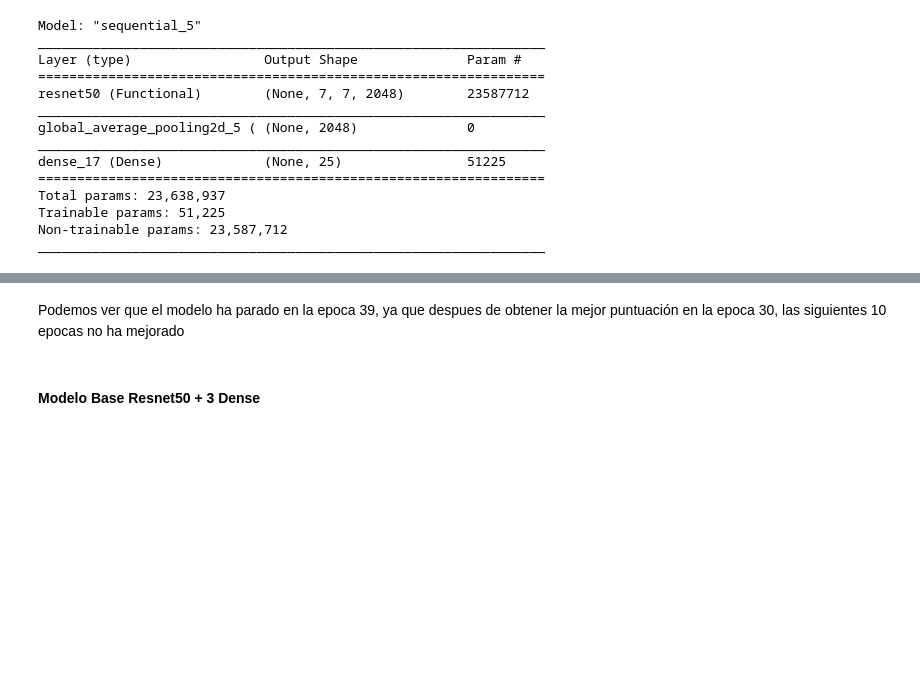
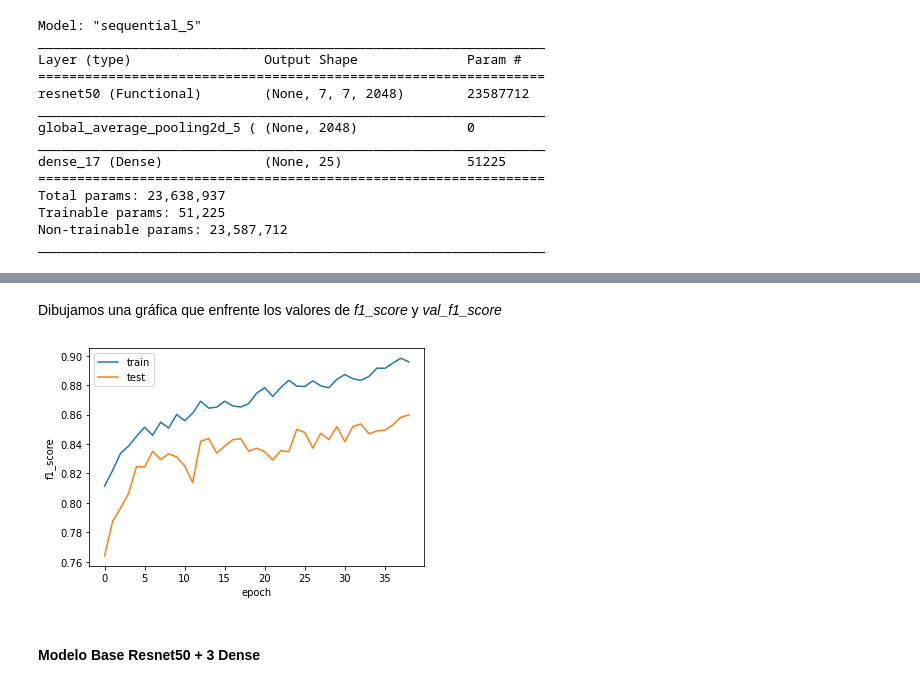
Before and after one commit to lucabem/CompeticionMineria, a Jupyter notebook: Presentacion_modelos.ipynb, the cells around one changed output, grey strips where cells are left out. Cells and saved outputs as stored; diff of their text form; code cells hidden in the pictures; blank space fills up the shorter version.

```diff
--- a/Presentacion_modelos.ipynb
+++ b/Presentacion_modelos.ipynb
@@ -186,7 +183,6 @@ model_history = model.fit(
     train_data_gen,
     epochs=39,
     validation_data=valid_data_gen,
-    validation_steps= valid_data_gen.n // batch_size,
-    callbacks = [callback])
+    validation_steps= valid_data_gen.n // batch_size)
 # %% [output]
 Epoch 1/39
@@ -195,2 +205,2 @@ Epoch 2/39
-# %% [markdown]
-Podemos ver que el modelo ha parado en la epoca 39, ya que despues de obtener la mejor puntuación en la epoca 30, las siguientes 10 epocas no ha mejorado
+# %% [markdown]
+Dibujamos una gráfica que enfrente los valores de *f1_score* y *val_f1_score*
@@ -197,11 +209,13 @@ Podemos ver que el modelo ha parado en la epoca 39, ya que despues de obtener la
 # %%
 plt.plot(model_history.history['f1_score'])
 plt.plot(model_history.history['val_f1_score'])
-plt.title('model f1_score')
+# plt.title('model f1_score')
 plt.ylabel('f1_score')
 plt.xlabel('epoch')
 plt.legend(['train', 'test'], loc='upper left')
 plt.show()
+# %% [output]
+[figure, added]
 # %% [markdown]
 #### Modelo Base Resnet50 + 3 Dense
 # %% [markdown]
```
Also changed, not shown: parts of 4 cells of this notebook.
